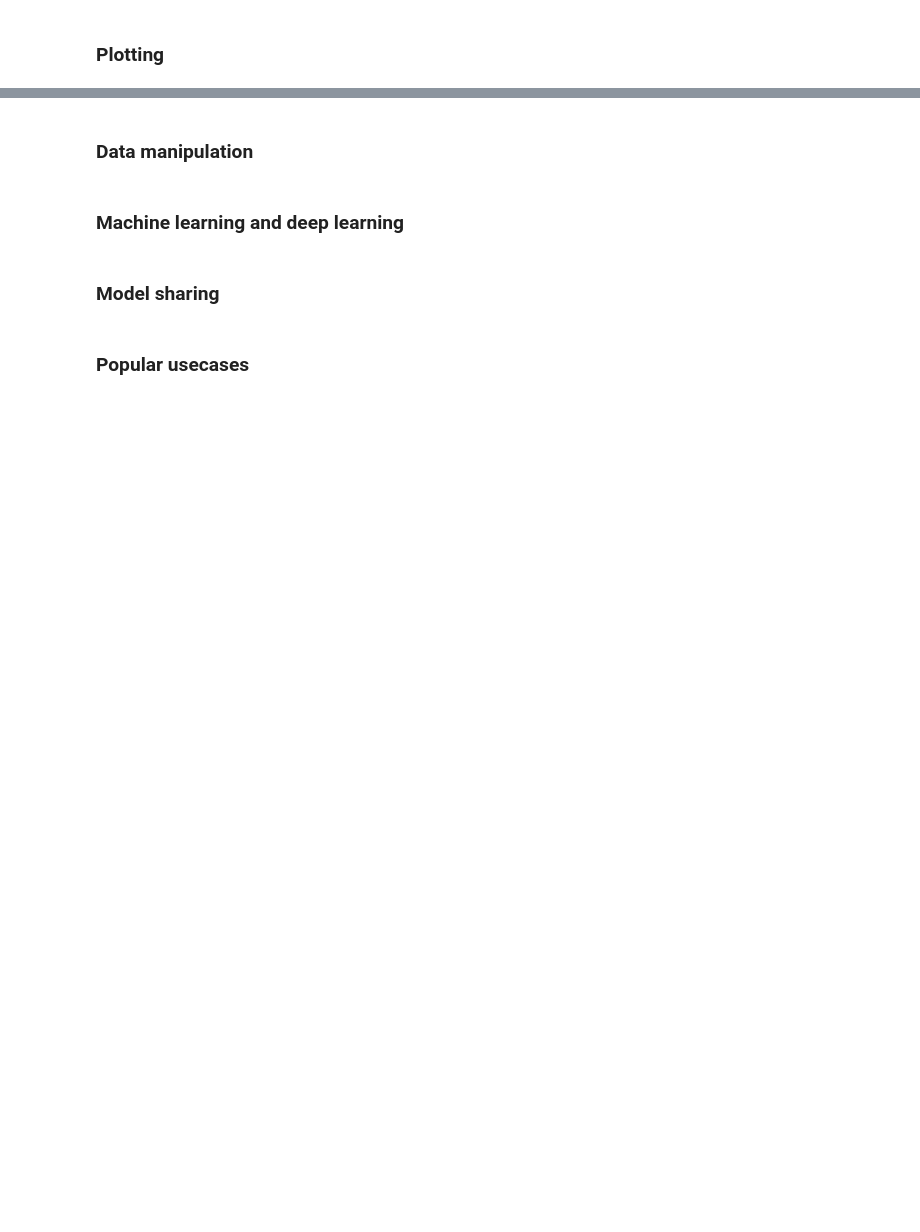
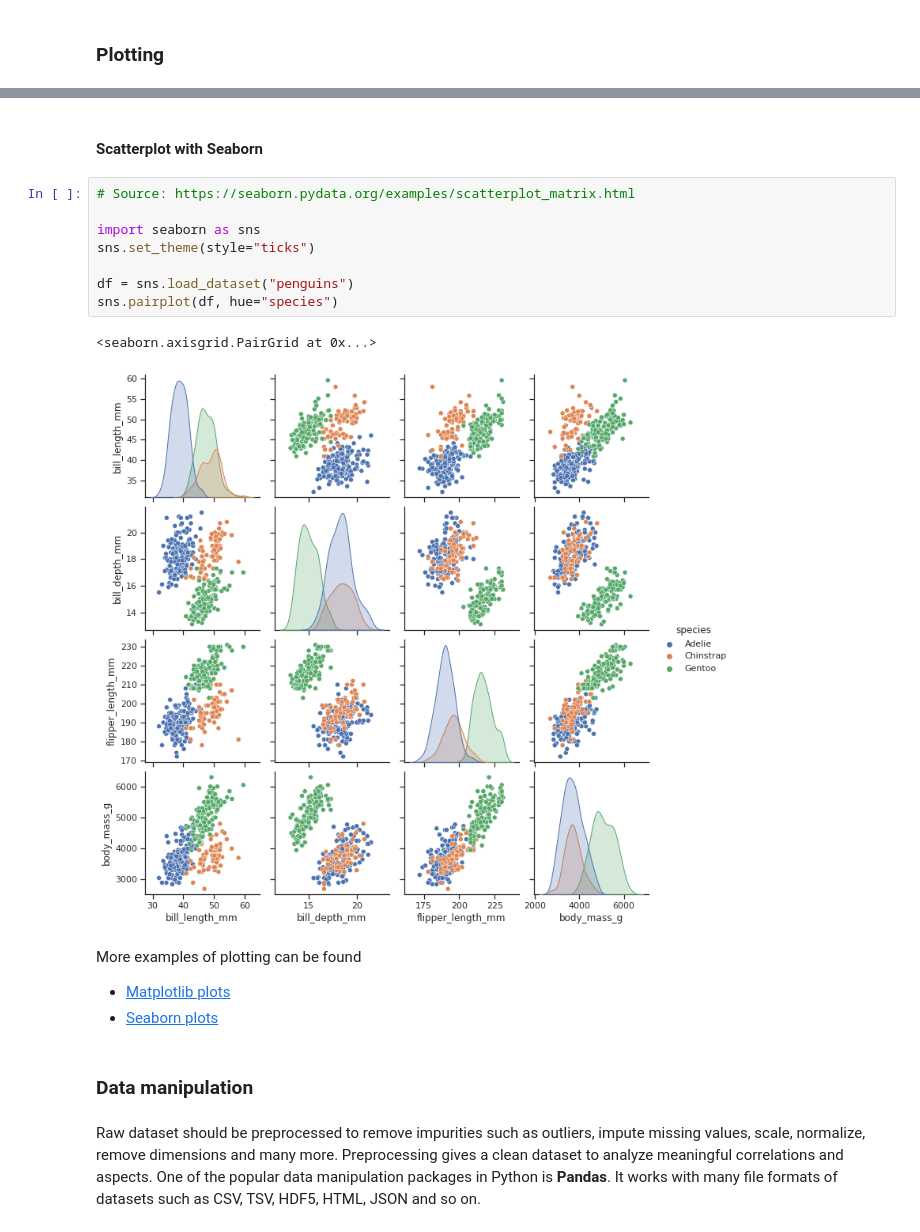
Before and after one commit to anuprulez/ml-jupyter-notebook, a Jupyter notebook: home_page.ipynb, the cells around one changed output, grey strips where cells are left out. Saved outputs shown, nothing was run; the diff lists cells and outputs as text; blank space fills up the shorter version.

```diff
--- a/home_page.ipynb
+++ b/home_page.ipynb
@@ -17,8 +67,22 @@ The jupyter notebook is powered by the latest JupyterLab (3.0.7) and Tensorflow
+# %% [markdown]
+#### Scatterplot with Seaborn
+# %%
+# Source: https://seaborn.pydata.org/examples/scatterplot_matrix.html
+
+import seaborn as sns
+sns.set_theme(style="ticks")
+
+df = sns.load_dataset("penguins")
+sns.pairplot(df, hue="species")
+# %% [output]
+<seaborn.axisgrid.PairGrid at 0x...>
+[figure, added]
+# %% [markdown]
+More examples of plotting can be found
+
+- [Matplotlib plots](http://127.0.0.1:8888/ipython/doc/tree/plots_matplotlib.ipynb)
+- [Seaborn plots](http://127.0.0.1:8888/ipython/doc/tree/plots_seaborn.ipynb)
 # %% [markdown]
 ### Data manipulation
-# %% [markdown]
-### Machine learning and deep learning
-# %% [markdown]
-### Model sharing
-# %% [markdown]
-### Popular usecases
+# %% [markdown]
+Raw dataset should be preprocessed to remove impurities such as outliers, impute missing values, scale, normalize, remove dimensions and many more. Preprocessing gives a clean dataset to analyze meaningful correlations and aspects. One of the popular data manipulation  packages in Python is **Pandas**. It works with many file formats of datasets such as CSV, TSV, HDF5, HTML, JSON and so on.
```
Also changed, not shown: parts of 21 cells of this notebook, 15 other files.
